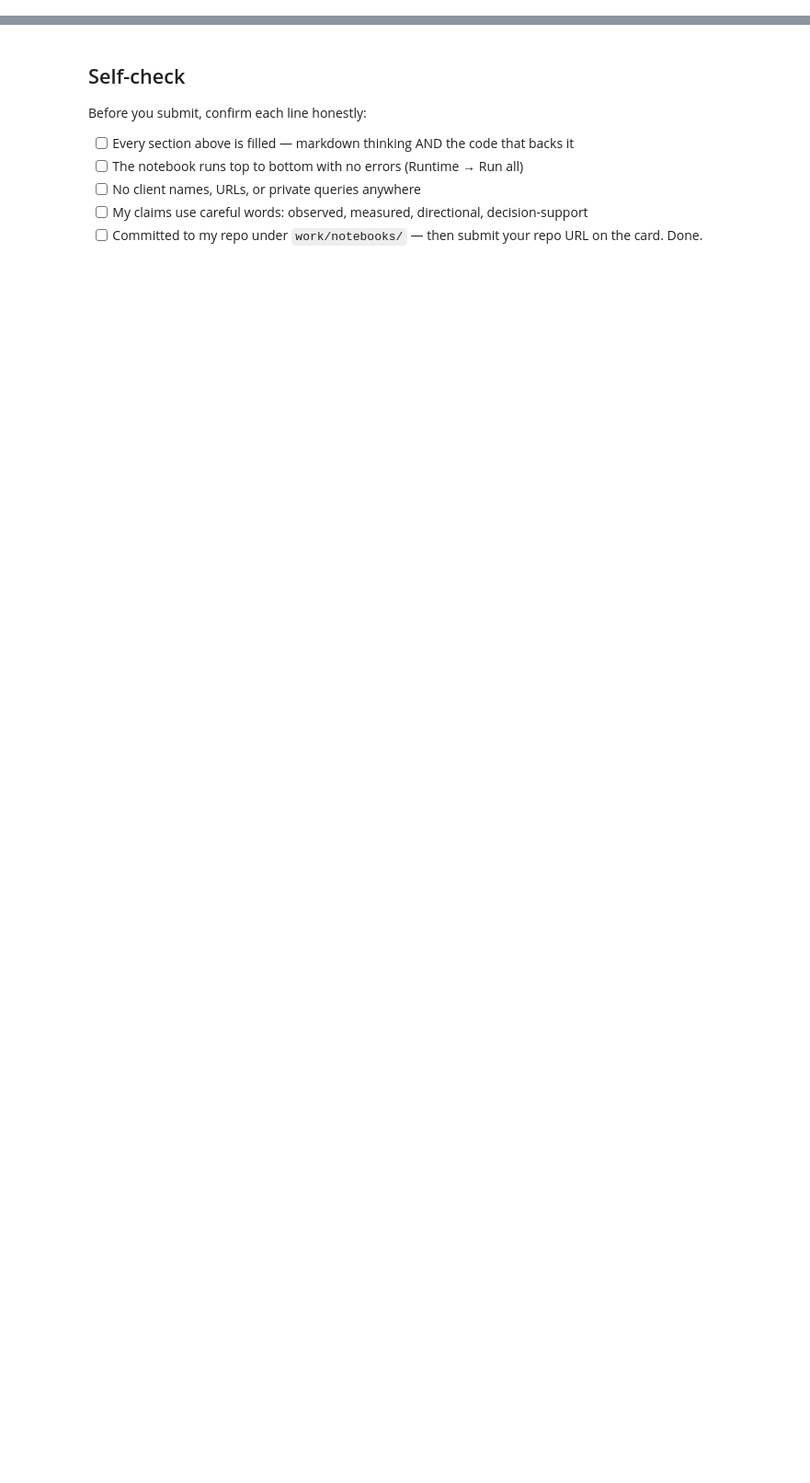
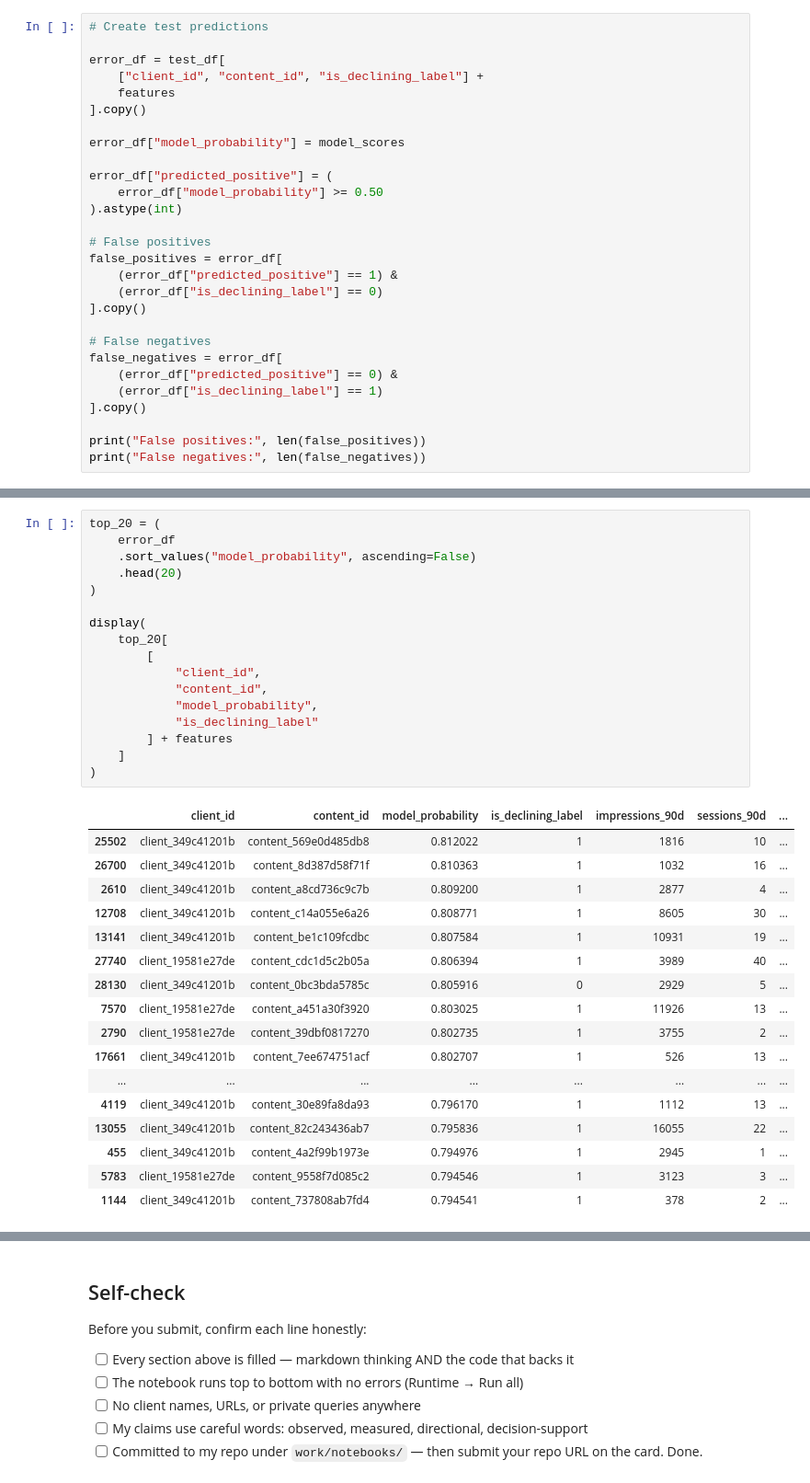
Before and after one commit to Anshikaag-28/Anshika-FlyRank-ML, a Jupyter notebook: work/notebooks/w05_model.ipynb, the cells around one changed output, grey strips where cells are left out. Shown at 92% size. Saved outputs shown, nothing was run; the diff lists cells and outputs as text; blank space fills up the shorter version.

```diff
--- a/work/notebooks/w05_model.ipynb
+++ b/work/notebooks/w05_model.ipynb
@@ -36,0 +354,28 @@ This skeleton is yours to fill. Work the sections **in order** — each one has
+# %%
+# Create test predictions
+
+error_df = test_df[
+    ["client_id", "content_id", "is_declining_label"] +
+    features
+].copy()
+
+error_df["model_probability"] = model_scores
+
+error_df["predicted_positive"] = (
+    error_df["model_probability"] >= 0.50
+).astype(int)
+
+# False positives
+false_positives = error_df[
+    (error_df["predicted_positive"] == 1) &
+    (error_df["is_declining_label"] == 0)
+].copy()
+
+# False negatives
+false_negatives = error_df[
+    (error_df["predicted_positive"] == 0) &
+    (error_df["is_declining_label"] == 1)
+].copy()
+
+print("False positives:", len(false_positives))
+print("False negatives:", len(false_negatives))
@@ -36,0 +385,35 @@ This skeleton is yours to fill. Work the sections **in order** — each one has
+# %%
+top_20 = (
+    error_df
+    .sort_values("model_probability", ascending=False)
+    .head(20)
+)
+
+display(
+    top_20[
+        [
+            "client_id",
+            "content_id",
+            "model_probability",
+            "is_declining_label"
+        ] + features
+    ]
+)
+# %% [output]
+|  | client_id | content_id | model_probability | is_declining_label | impressions_90d | sessions_90d | ... |
+| 25502 | client_349c41201b | content_569e0d485db8 | 0.812022 | 1 | 1816 | 10 | ... |
+| 26700 | client_349c41201b | content_8d387d58f71f | 0.810363 | 1 | 1032 | 16 | ... |
+| 2610 | client_349c41201b | content_a8cd736c9c7b | 0.809200 | 1 | 2877 | 4 | ... |
+| 12708 | client_349c41201b | content_c14a055e6a26 | 0.808771 | 1 | 8605 | 30 | ... |
+| 13141 | client_349c41201b | content_be1c109fcdbc | 0.807584 | 1 | 10931 | 19 | ... |
+| 27740 | client_19581e27de | content_cdc1d5c2b05a | 0.806394 | 1 | 3989 | 40 | ... |
+| 28130 | client_349c41201b | content_0bc3bda5785c | 0.805916 | 0 | 2929 | 5 | ... |
+| 7570 | client_19581e27de | content_a451a30f3920 | 0.803025 | 1 | 11926 | 13 | ... |
+| 2790 | client_19581e27de | content_39dbf0817270 | 0.802735 | 1 | 3755 | 2 | ... |
+| 17661 | client_349c41201b | content_7ee674751acf | 0.802707 | 1 | 526 | 13 | ... |
+| ... | ... | ... | ... | ... | ... | ... | ... |
+| 4119 | client_349c41201b | content_30e89fa8da93 | 0.796170 | 1 | 1112 | 13 | ... |
+| 13055 | client_349c41201b | content_82c243436ab7 | 0.795836 | 1 | 16055 | 22 | ... |
+| 455 | client_349c41201b | content_4a2f99b1973e | 0.794976 | 1 | 2945 | 1 | ... |
+| 5783 | client_19581e27de | content_9558f7d085c2 | 0.794546 | 1 | 3123 | 3 | ... |
+| 1144 | client_349c41201b | content_737808ab7fd4 | 0.794541 | 1 | 378 | 2 | ... |
```
Also changed, not shown: parts of 30 cells of this notebook.
